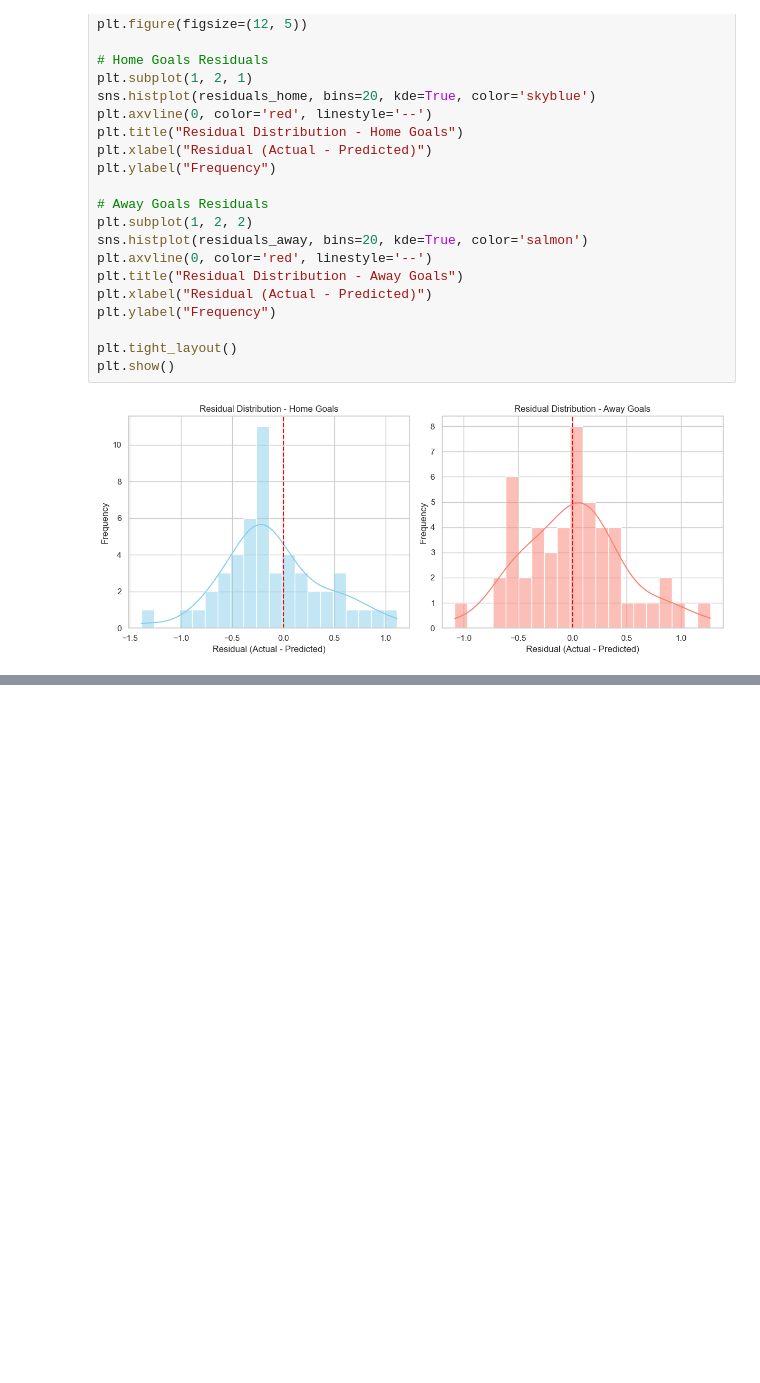
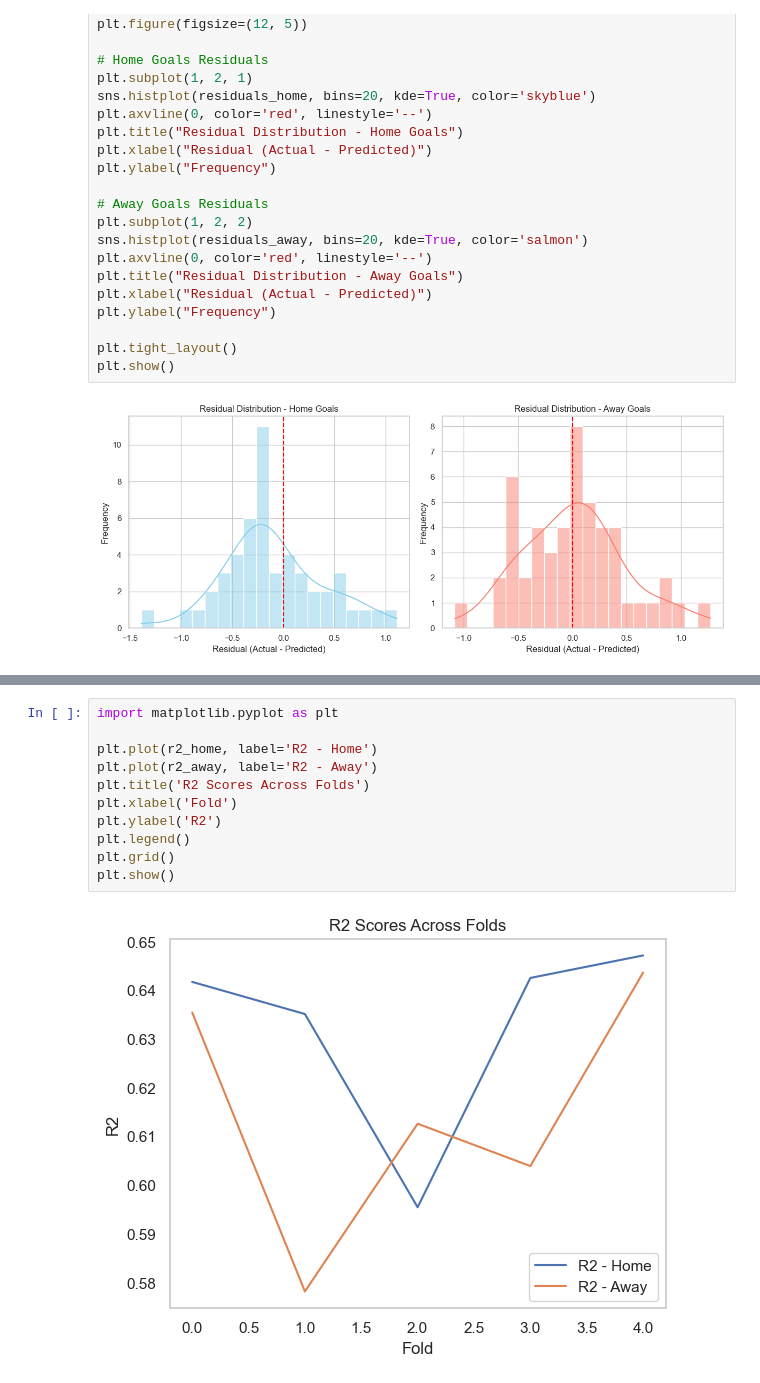
Before and after one commit to gregfu05/Premier_League_Match_Predictor, a Jupyter notebook: notebooks/LightGBM_evaluation.ipynb, the cells around one changed output, grey strips where cells are left out. Saved outputs shown, nothing was run; the diff lists cells and outputs as text; blank space fills up the shorter version.

```diff
--- a/notebooks/LightGBM_evaluation.ipynb
+++ b/notebooks/LightGBM_evaluation.ipynb
@@ -392,0 +471,13 @@ plt.show()
+# %%
+import matplotlib.pyplot as plt
+
+plt.plot(r2_home, label='R2 - Home')
+plt.plot(r2_away, label='R2 - Away')
+plt.title('R2 Scores Across Folds')
+plt.xlabel('Fold')
+plt.ylabel('R2')
+plt.legend()
+plt.grid()
+plt.show()
+# %% [output]
+[figure, added]
```
Also changed, not shown: parts of 5 cells of this notebook.
